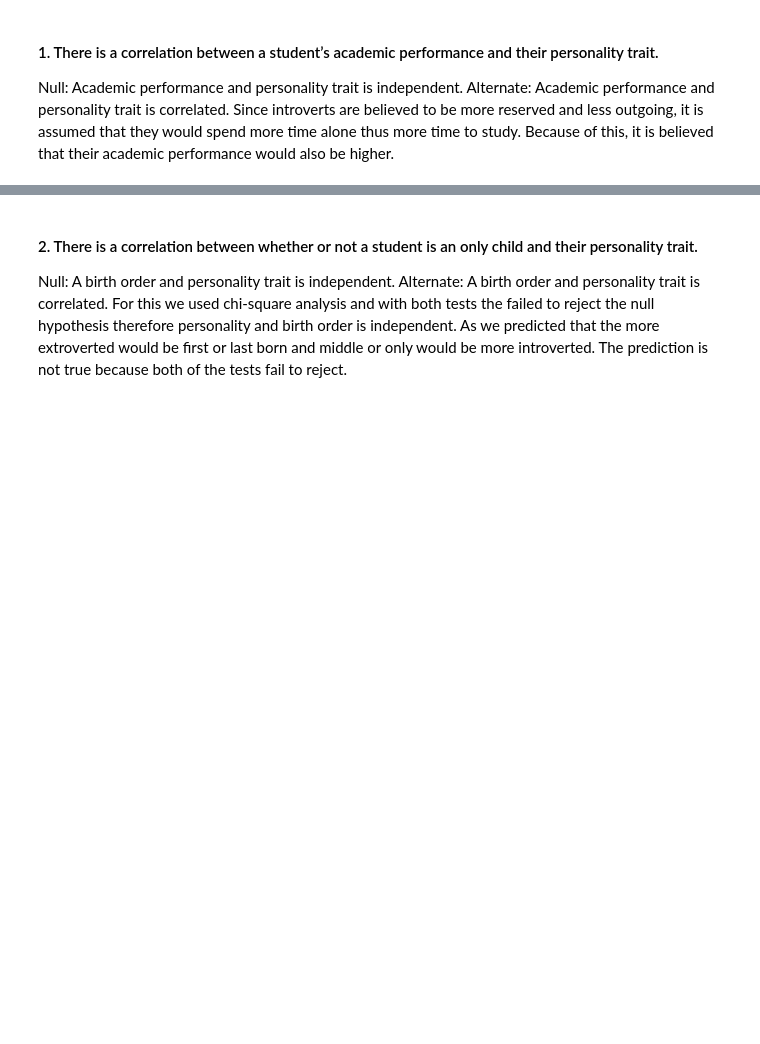
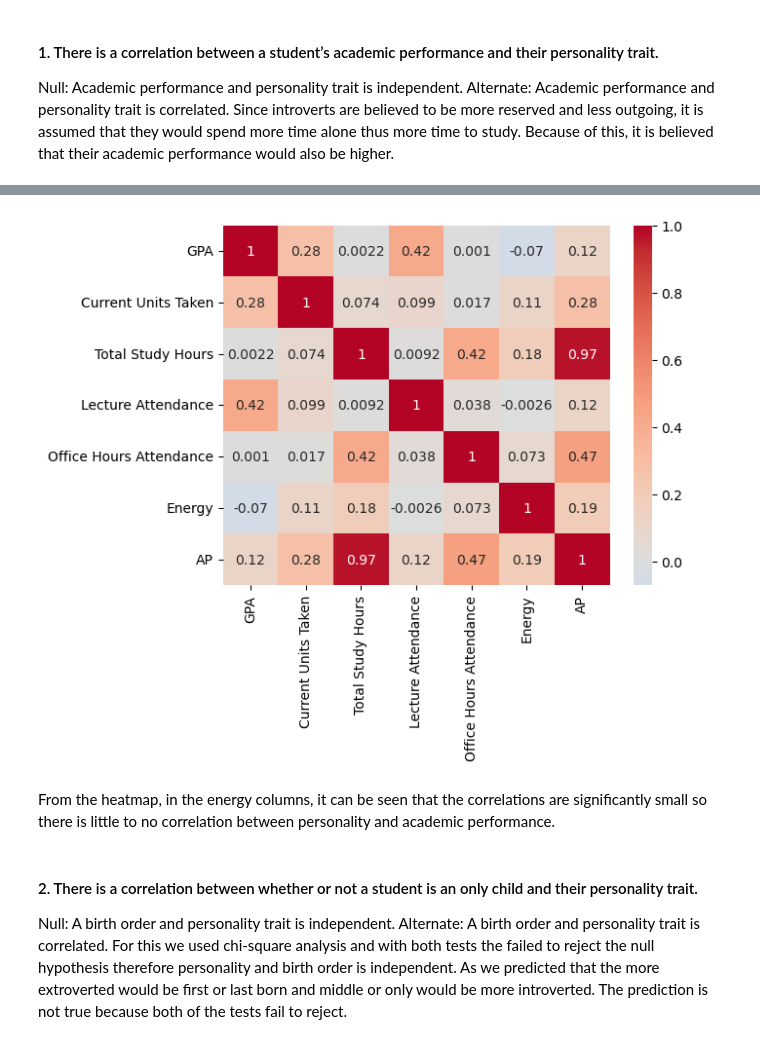
Before and after one commit to cho102/cs105_project, a Jupyter notebook: Mini-Project.ipynb, the cells around one changed output, grey strips where cells are left out. Drawn from its saved outputs; the diff is of its cells as text; code cells hidden in the pictures; blank space fills up the shorter version.

```diff
--- a/Mini-Project.ipynb
+++ b/Mini-Project.ipynb
@@ -384,0 +422,6 @@ Since introverts are believed to be more reserved and less outgoing, it is assum
+# %%
+import warnings
+warnings.simplefilter(action='ignore', category=FutureWarning)
+
+r = dft.corr()
+r
@@ -385,3 +437,10 @@ Since introverts are believed to be more reserved and less outgoing, it is assum
+# %%
+sns.heatmap(r, center= 0, cmap = "coolwarm",annot= True)
+plt.show()
+# %% [output]
+[figure, added]
+# %% [markdown]
+From the heatmap, in the energy columns, it can be seen that the correlations are significantly small so there is little to no correlation between personality and academic performance.
 # %% [markdown]
 #### 2. There is a correlation between whether or not a student is an only child and their personality trait.
 Null: A birth order and personality trait is independent. Alternate: A birth order and personality trait is correlated.
```
Also changed, not shown: parts of 7 cells of this notebook.
